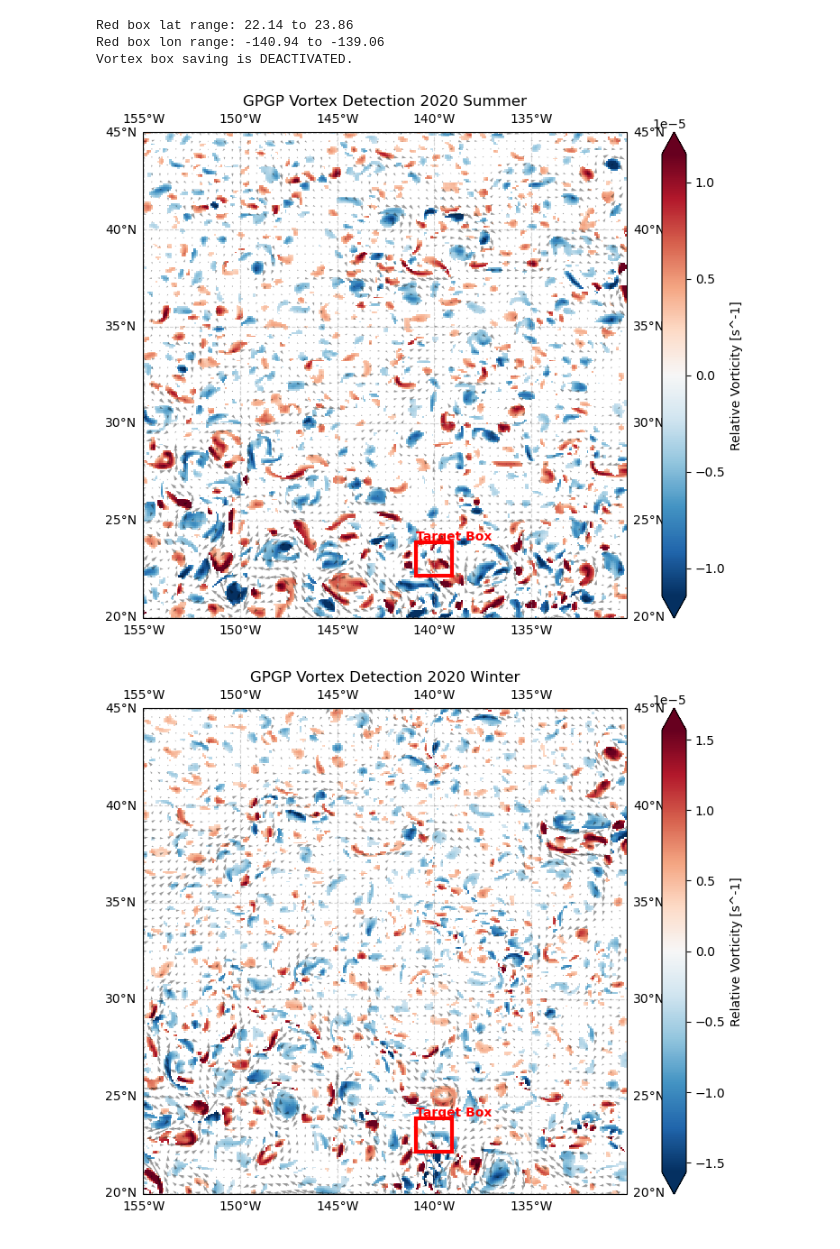
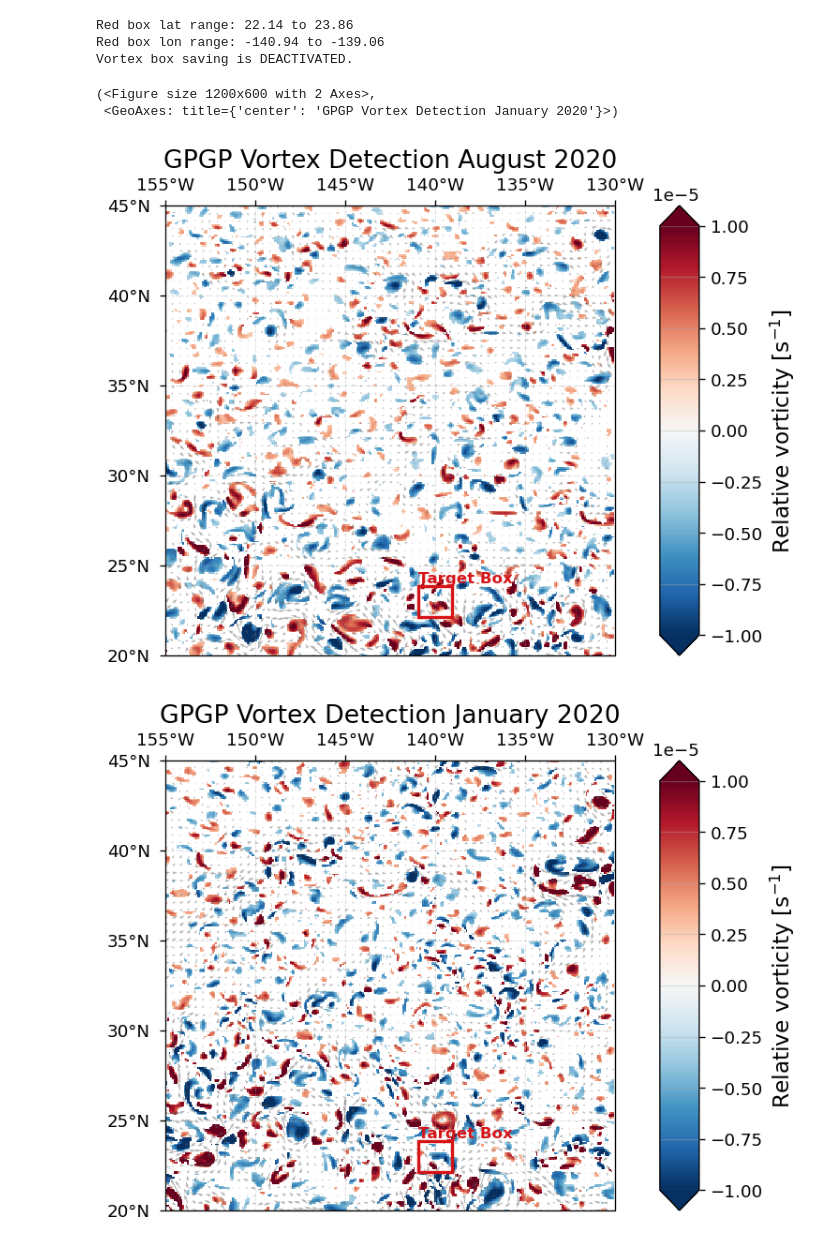
Before and after one commit to Jelle-Gortemaker/Thesis, a Jupyter notebook: OGCM/notebooks/OW_detection.ipynb, the cells around one changed output. Cells and saved outputs as stored; diff of their text form; code cells hidden in the pictures.

Commit message:
update-plotting-styles

```diff
--- a/OGCM/notebooks/OW_detection.ipynb
+++ b/OGCM/notebooks/OW_detection.ipynb
@@ -15,4 +34,10 @@ import ocean_analysis as oa
 # %%
+# Fixed symmetric colorbar magnitude
+VORT_ABS_MAX = 1.6e-5
+
+# Fixed target plotting domain
+MAP_EXTENT = [-155, -130, 20, 45]
+
 # 1. Load Data
 
 surface_ds_2020 = oa.process_glorys_data('../data/input/GPGP_aug2020.nc', averaging_period='1D')
@@ -54,34 +79,36 @@ lon_w = center_lon - dlon/2
 lon_e = center_lon + dlon/2
 
 print(f"Red box lat range: {lat_s:.2f} to {lat_n:.2f}")
 print(f"Red box lon range: {lon_w:.2f} to {lon_e:.2f}")
 
 
 les_box = oa.get_subdomain(lat_min=lat_s, lon_min=lon_w, lat_max=lat_n, lon_max=lon_e)
 
 # Preprocess for Vortex Fitting
 
 oa.preprocess_netcdf(surface_ds_2020, les_box, base_name='GPGP_aug2020', active=False, subtract_mean=True)
 
 # 4. Visualize with the Red Rectangle
 oa.plot_eddy_intensity(signed_vort_2020, u=surface_ds_2020.uo, v=surface_ds_2020.vo,
-                       title="GPGP Vortex Detection 2020 Summer",
+                       title="GPGP Vortex Detection August 2020",
                        target_box=les_box)
 
 oa.plot_eddy_intensity(signed_vort_2020_winter, u=surface_ds_2020_winter.uo, v=surface_ds_2020_winter.vo,
-                       title="GPGP Vortex Detection 2020 Winter",
+                       title="GPGP Vortex Detection January 2020",
                        target_box=les_box)
 
 
 # # 5. Extract statistics strictly inside that box
 # box_data = signed_vort.sel(longitude=slice(les_box[0], les_box[1]),
 #                            latitude=slice(les_box[2], les_box[3]))
 
 # print(f"Stats for red box:")
 # print(f"Number of eddy core pixels: {int(box_data.notnull().sum())}")
 # %% [output]
 Red box lat range: 22.14 to 23.86
 Red box lon range: -140.94 to -139.06
 Vortex box saving is DEACTIVATED.
+(<Figure size 1200x600 with 2 Axes>,
+ <GeoAxes: title={'center': 'GPGP Vortex Detection January 2020'}>)
-[figure, old version]
+[figure, new version]
-[figure, old version]
+[figure, new version]
```
Also changed, not shown: parts of 4 cells of this notebook, 9 other files.
